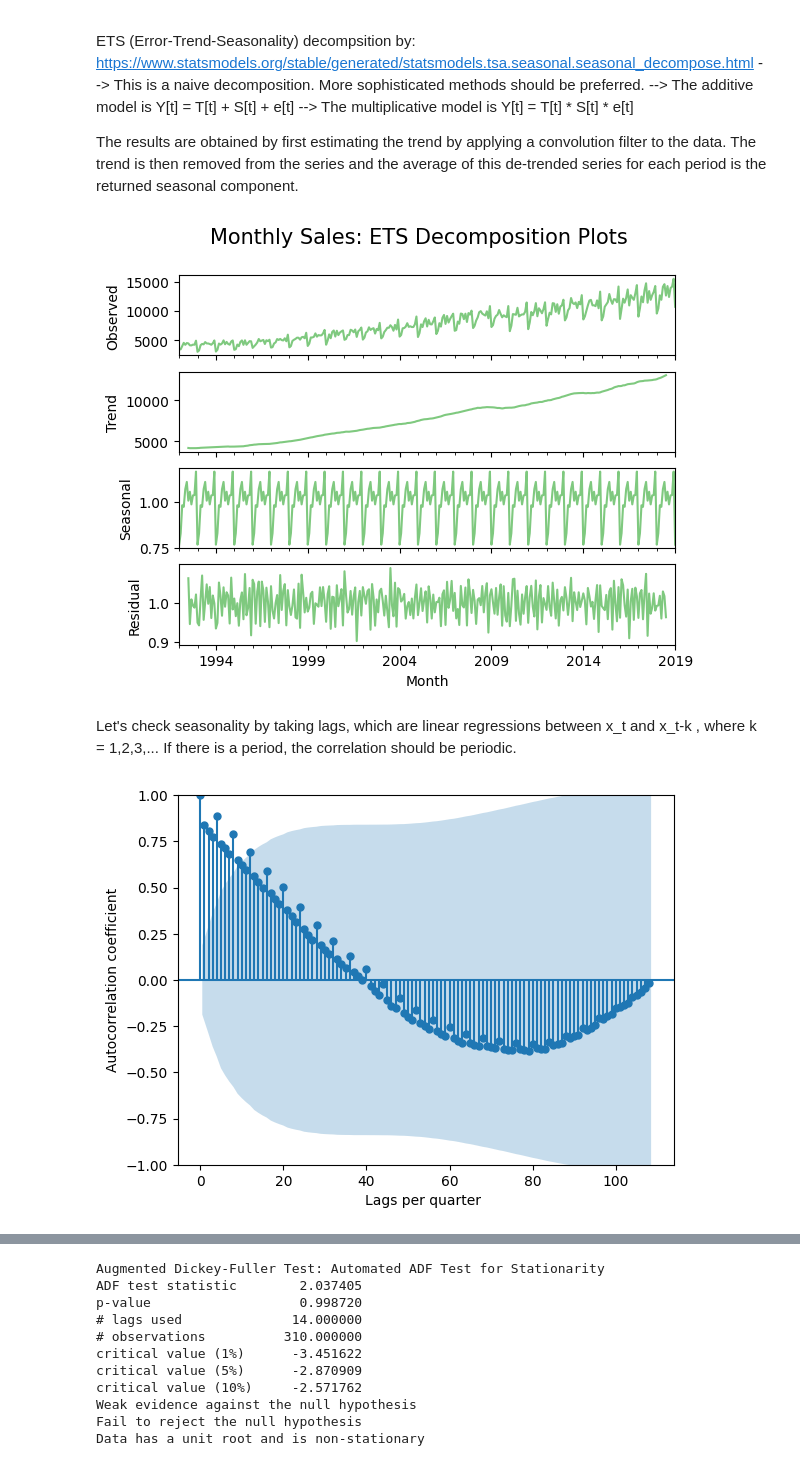
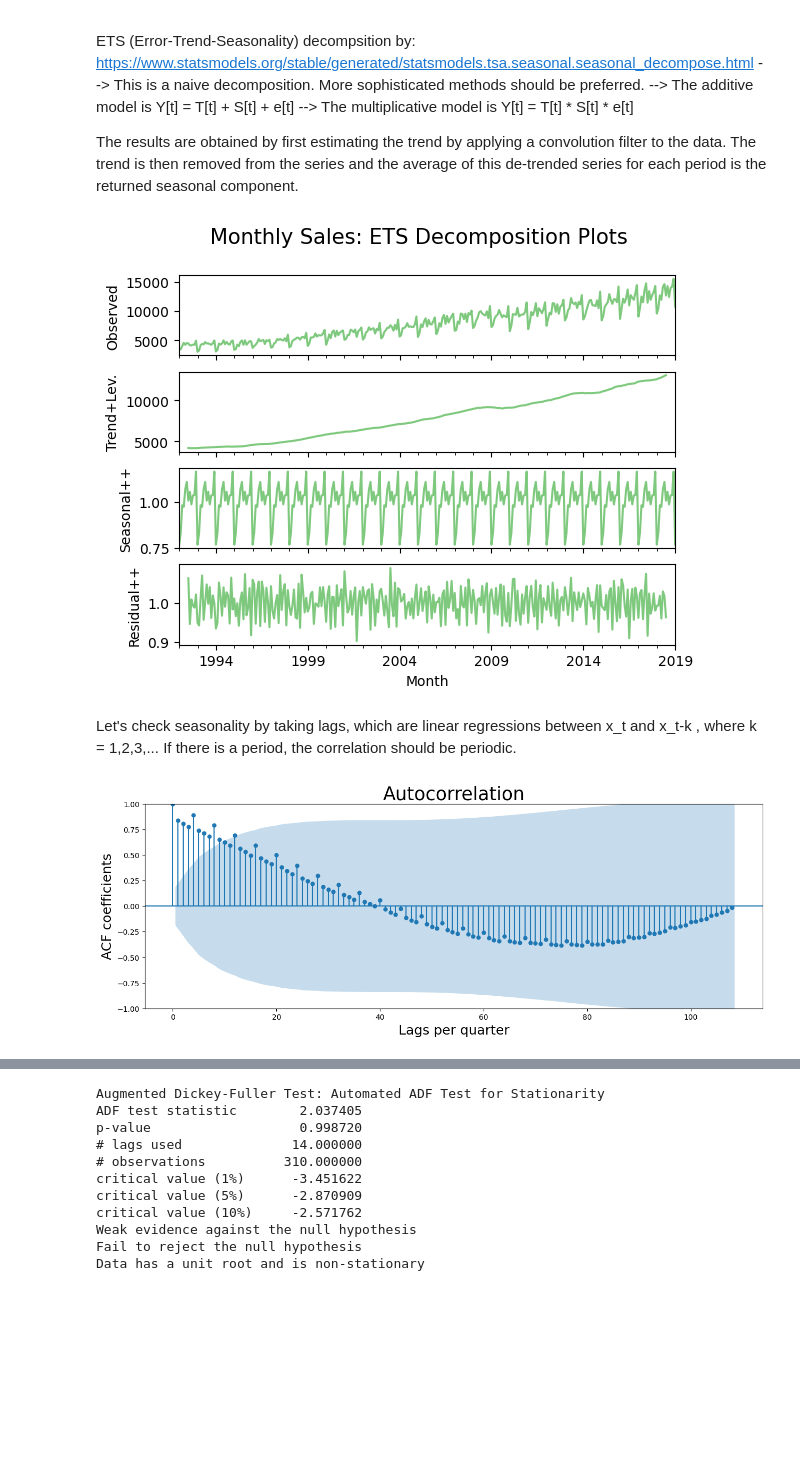
Before and after one commit to ivheredia/Time-Series-Forecast, a Jupyter notebook: Forecast_sales.ipynb, the cells around one changed output, grey strips where cells are left out. Saved outputs shown, nothing was run; the diff lists cells and outputs as text; code cells hidden in the pictures; blank space fills up the shorter version.

```diff
--- a/Forecast_sales.ipynb
+++ b/Forecast_sales.ipynb
@@ -272,27 +261,25 @@ fig.suptitle("Monthly Sales: ETS Decomposition Plots",horizontalalignment="cente
 result.observed.plot(ax=axes[0], legend=False, colormap = 'Accent')
 axes[0].set_ylabel('Observed')
 result.trend.plot(ax=axes[1], legend=False, colormap = 'Accent')
-axes[1].set_ylabel('Trend')
+axes[1].set_ylabel('Trend+Lev.')
 result.seasonal.plot(ax=axes[2], legend=False, colormap = 'Accent')
-axes[2].set_ylabel('Seasonal')
+axes[2].set_ylabel('Seasonal++')
 result.resid.plot(ax=axes[3], legend=False, colormap = 'Accent')
-axes[3].set_ylabel('Residual')
+axes[3].set_ylabel('Residual++')
 ax.autoscale(enable=True, axis='x', tight=False)
 # %% [output]
-[figure, old version]
+[figure, new version]
 # %% [markdown]
 Let's check seasonality by taking lags, which are linear regressions between x_t and x_t-k , where k = 1,2,3,... If there is a period, the correlation should be periodic.
 # %%
-fig, ax = plt.subplots()
+fig = plt.figure(figsize=(15,5))
+ax = fig.add_subplot(111)
 st.graphics.tsaplots.plot_acf(df.asfreq(freq ='3MS')["Sales"],lags=108, alpha=0.05,ax=ax) #(df.shape[0]-1)
-ax.set_ylabel("Autocorrelation coefficient")
-ax.set_xlabel("Lags per quarter ")
-#labels = ["Year " + str(i) for i in range(int(365*3/365))] #df.shape[0]
-#plt.xticks(ticks=range(0,df.asfreq(freq ='3MS').shape[0],4)) #,labels=labels
-plt.title("")
+plt.ylabel('ACF coefficients',horizontalalignment="center",fontstyle = "normal", fontsize = 18, fontfamily = "sans-serif")
+plt.xlabel('Lags per quarter',horizontalalignment="center",fontstyle = "normal", fontsize = 18, fontfamily = "sans-serif")
+plt.title('Autocorrelation',horizontalalignment="center", fontstyle = "normal", fontsize = 25, fontfamily = "sans-serif")
 ax.autoscale(enable=True, axis='x', tight=False)
-plt.show()
 # %% [output]
-[figure, old version]
+[figure, new version]
 # %% [markdown]
 Correlation is lost every ~40*4/12 ~ 13 years, is periodic every year, and is significant for ~ 2 years.
```
Also changed, not shown: parts of 34 cells of this notebook.
